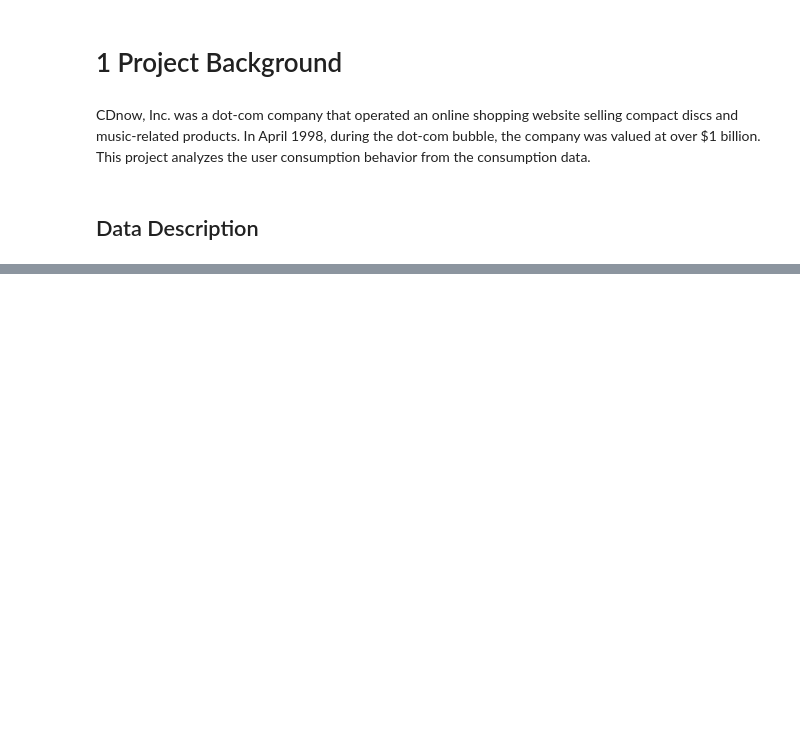
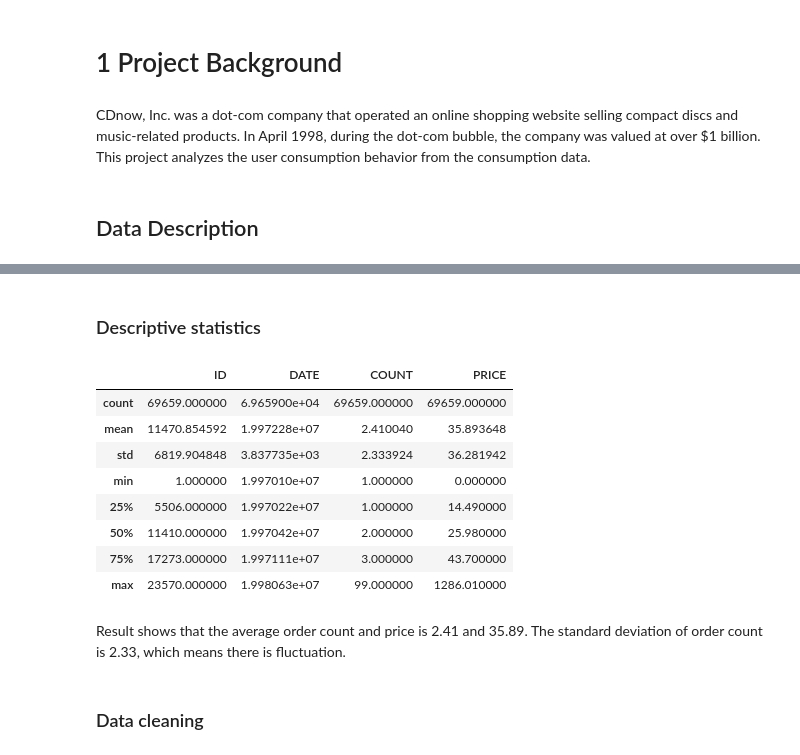
Before and after one commit to cjycathy/Datawhale_Python4Data_Analysis, a Jupyter notebook: Final/Final.ipynb, the cells around one changed output, grey strips where cells are left out. Drawn from its saved outputs; the diff is of its cells as text; code cells hidden in the pictures; blank space fills up the shorter version.

```diff
--- a/Final/Final.ipynb
+++ b/Final/Final.ipynb
@@ -39,0 +31,18 @@ date
+# %% [markdown]
+### Descriptive statistics
+# %%
+data.describe()
+# %% [output]
+|  | ID | DATE | COUNT | PRICE |
+| count | 69659.000000 | 6.965900e+04 | 69659.000000 | 69659.000000 |
+| mean | 11470.854592 | 1.997228e+07 | 2.410040 | 35.893648 |
+| std | 6819.904848 | 3.837735e+03 | 2.333924 | 36.281942 |
+| min | 1.000000 | 1.997010e+07 | 1.000000 | 0.000000 |
+| 25% | 5506.000000 | 1.997022e+07 | 1.000000 | 14.490000 |
+| 50% | 11410.000000 | 1.997042e+07 | 2.000000 | 25.980000 |
+| 75% | 17273.000000 | 1.997111e+07 | 3.000000 | 43.700000 |
+| max | 23570.000000 | 1.998063e+07 | 99.000000 | 1286.010000 |
+# %% [markdown]
+Result shows that the average order count and price is 2.41 and 35.89. The standard deviation of order count is 2.33, which means there is fluctuation.
+# %% [markdown]
+### Data cleaning
```
Also changed, not shown: parts of 14 cells of this notebook.
